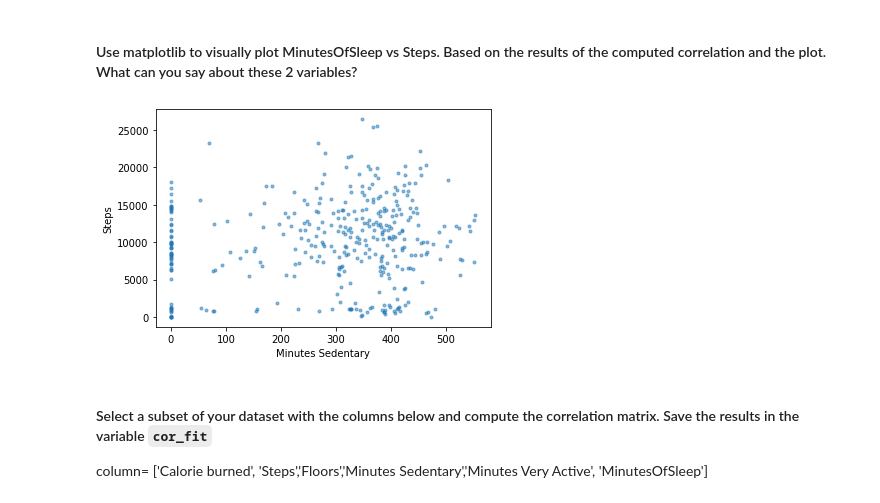
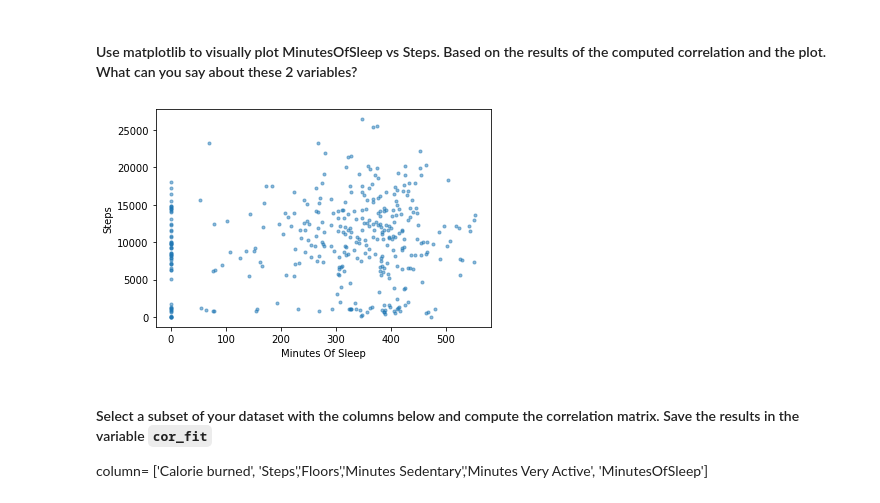
Before and after one commit to ta-datapt-bcn/lab-pivot-table-and-correlation, a Jupyter notebook: your_code/main.ipynb, the cells around one changed output. Saved outputs shown, nothing was run; the diff lists cells and outputs as text; code cells hidden in the pictures.

```diff
--- a/your_code/main.ipynb
+++ b/your_code/main.ipynb
@@ -317,12 +299,12 @@ x.corr(y)
 # %%
 # Create data
 colors = (0,0,0)
 area = np.pi*3
 
 # Plot
 plt.scatter(x, y, s=area, alpha=0.5)
-plt.xlabel('Minutes Sedentary')
+plt.xlabel('Minutes Of Sleep')
 plt.ylabel('Steps')
 plt.show()
 # %% [output]
-[figure, old version]
+[figure, new version]
```
Also changed, not shown: parts of 19 cells of this notebook.
